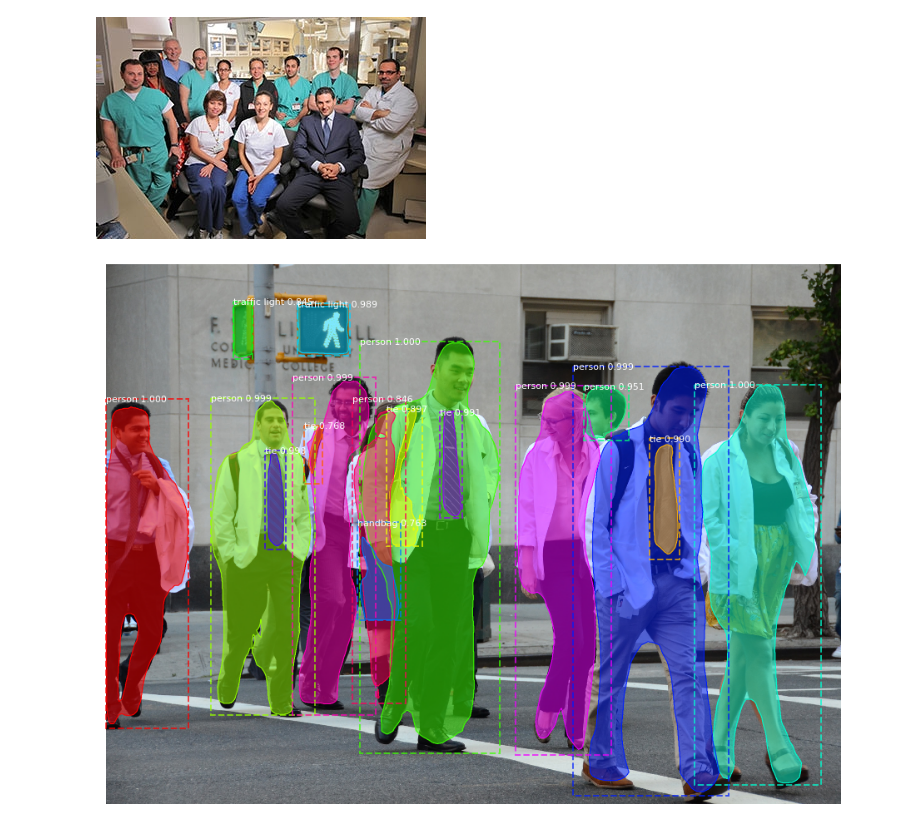
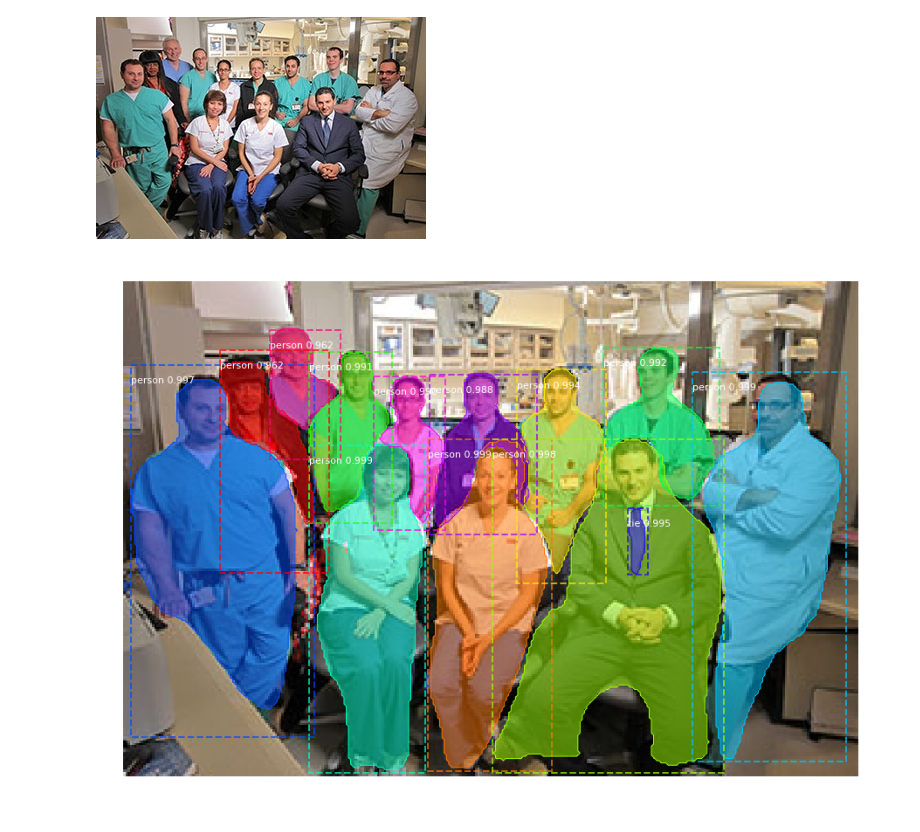
Before and after one commit to fangyi-mdai/rsna-2019-segmentation, a Jupyter notebook: brain_segmentation_kurt.ipynb, the cells around one changed output. Drawn from its saved outputs; the diff is of its cells as text; code cells hidden in the pictures.

```diff
--- a/brain_segmentation_kurt.ipynb
+++ b/brain_segmentation_kurt.ipynb
@@ -972,17 +976,17 @@ Image('interventional_neurorads.jpg')
 # %%
 rcnn = modellib.MaskRCNN(mode='inference', model_dir='.', config=ExtraInferenceConfig())
 # load coco model weights
 rcnn.load_weights('mask_rcnn_coco.h5', by_name=True)
 # load photograph
 #img = load_img('medical_students.jpg')
-img = load_img('medical_students2.jpg')
+img = load_img('interventional_neurorads.jpg')
 img = img_to_array(img)
 # make prediction
 results = rcnn.detect([img], verbose=0)
 # get dictionary for first prediction
 r = results[0]
 # show photo with bounding boxes, masks, class labels and scores
 display_instances(img, r['rois'], r['masks'], r['class_ids'], class_names, r['scores'])
 # %% [output]
-[figure, old version]
+[figure, new version]
 # %%
```
Also changed, not shown: parts of 12 cells of this notebook.
